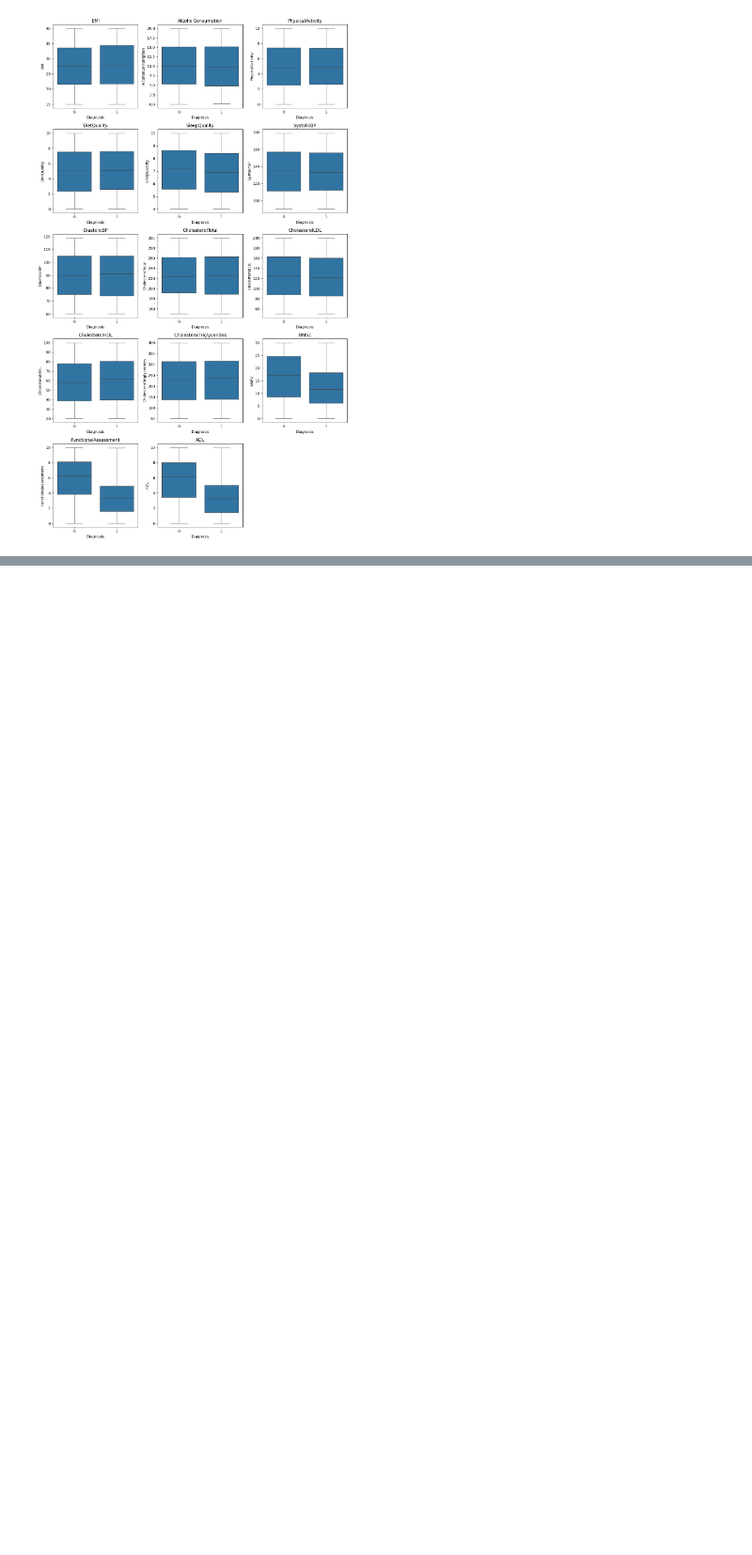
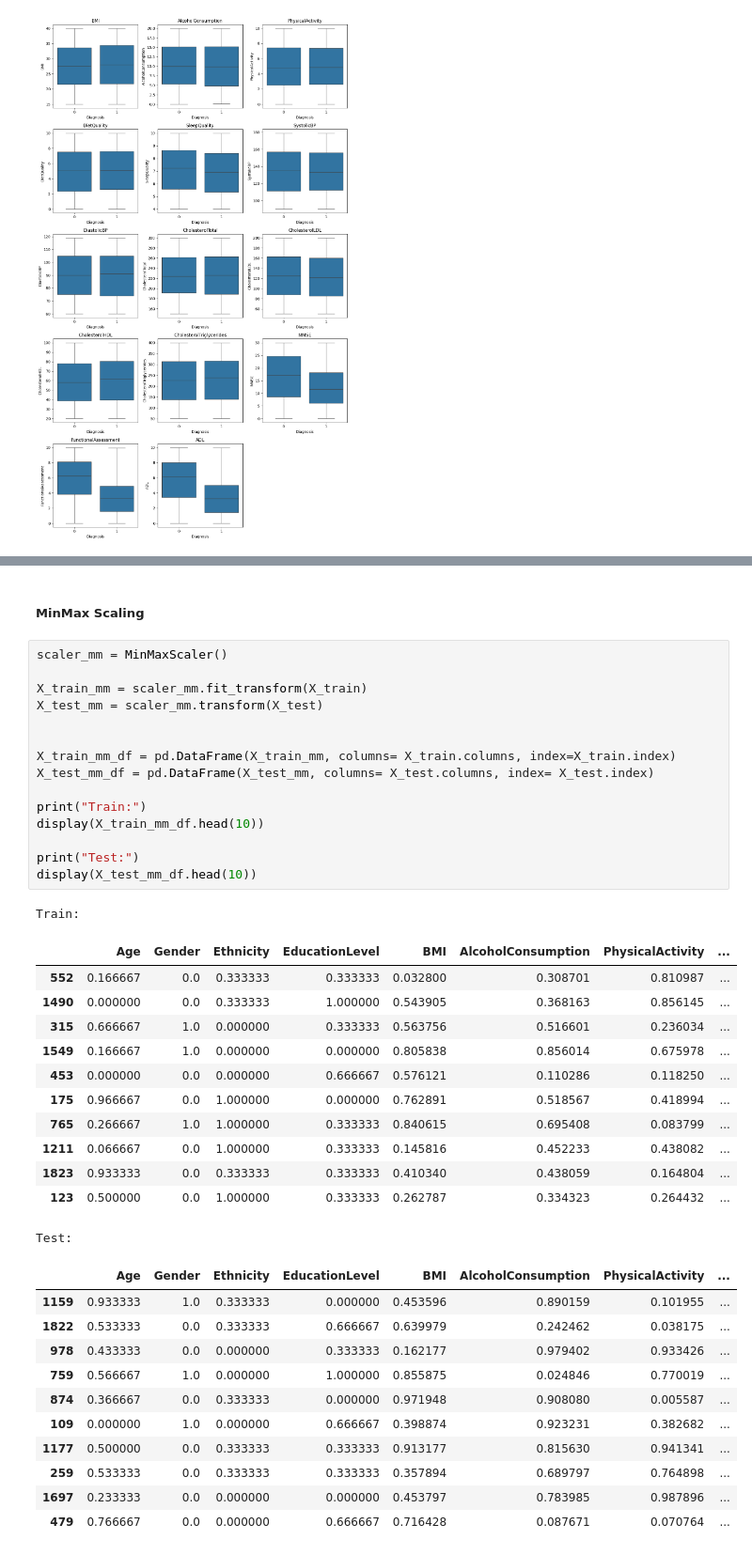
Before and after one commit to asaduzzaman-sohun/Alzheimer-s-disease-detection, a Jupyter notebook: code.ipynb, the cells around one changed output, grey strips where cells are left out. Shown at 94% size. Saved outputs shown, nothing was run; the diff lists cells and outputs as text; blank space fills up the shorter version.

```diff
--- a/code.ipynb
+++ b/code.ipynb
@@ -289,0 +394,42 @@ plt.show()
+# %% [markdown]
+##### MinMax Scaling
+# %%
+scaler_mm = MinMaxScaler()
+
+X_train_mm = scaler_mm.fit_transform(X_train)
+X_test_mm = scaler_mm.transform(X_test)
+
+
+X_train_mm_df = pd.DataFrame(X_train_mm, columns= X_train.columns, index=X_train.index)
+X_test_mm_df = pd.DataFrame(X_test_mm, columns= X_test.columns, index= X_test.index)
+
+print("Train:")
+display(X_train_mm_df.head(10))
+
+print("Test:")
+display(X_test_mm_df.head(10))
+# %% [output]
+Train:
+|  | Age | Gender | Ethnicity | EducationLevel | BMI | AlcoholConsumption | PhysicalActivity | ... |
+| 552 | 0.166667 | 0.0 | 0.333333 | 0.333333 | 0.032800 | 0.308701 | 0.810987 | ... |
+| 1490 | 0.000000 | 0.0 | 0.333333 | 1.000000 | 0.543905 | 0.368163 | 0.856145 | ... |
+| 315 | 0.666667 | 1.0 | 0.000000 | 0.333333 | 0.563756 | 0.516601 | 0.236034 | ... |
+| 1549 | 0.166667 | 1.0 | 0.000000 | 0.000000 | 0.805838 | 0.856014 | 0.675978 | ... |
+| 453 | 0.000000 | 0.0 | 0.000000 | 0.666667 | 0.576121 | 0.110286 | 0.118250 | ... |
+| 175 | 0.966667 | 0.0 | 1.000000 | 0.000000 | 0.762891 | 0.518567 | 0.418994 | ... |
+| 765 | 0.266667 | 1.0 | 1.000000 | 0.333333 | 0.840615 | 0.695408 | 0.083799 | ... |
+| 1211 | 0.066667 | 0.0 | 1.000000 | 0.333333 | 0.145816 | 0.452233 | 0.438082 | ... |
+| 1823 | 0.933333 | 0.0 | 0.333333 | 0.333333 | 0.410340 | 0.438059 | 0.164804 | ... |
+| 123 | 0.500000 | 0.0 | 1.000000 | 0.333333 | 0.262787 | 0.334323 | 0.264432 | ... |
+Test:
+|  | Age | Gender | Ethnicity | EducationLevel | BMI | AlcoholConsumption | PhysicalActivity | ... |
+| 1159 | 0.933333 | 1.0 | 0.333333 | 0.000000 | 0.453596 | 0.890159 | 0.101955 | ... |
+| 1822 | 0.533333 | 0.0 | 0.333333 | 0.666667 | 0.639979 | 0.242462 | 0.038175 | ... |
+| 978 | 0.433333 | 0.0 | 0.000000 | 0.333333 | 0.162177 | 0.979402 | 0.933426 | ... |
+| 759 | 0.566667 | 1.0 | 0.000000 | 1.000000 | 0.855875 | 0.024846 | 0.770019 | ... |
+| 874 | 0.366667 | 0.0 | 0.333333 | 0.000000 | 0.971948 | 0.908080 | 0.005587 | ... |
+| 109 | 0.000000 | 1.0 | 0.000000 | 0.666667 | 0.398874 | 0.923231 | 0.382682 | ... |
+| 1177 | 0.500000 | 0.0 | 0.333333 | 0.333333 | 0.913177 | 0.815630 | 0.941341 | ... |
+| 259 | 0.533333 | 0.0 | 0.333333 | 0.333333 | 0.357894 | 0.689797 | 0.764898 | ... |
+| 1697 | 0.233333 | 0.0 | 0.000000 | 0.000000 | 0.453797 | 0.783985 | 0.987896 | ... |
+| 479 | 0.766667 | 0.0 | 0.000000 | 0.666667 | 0.716428 | 0.087671 | 0.070764 | ... |
```
Also changed, not shown: parts of 16 cells of this notebook.
